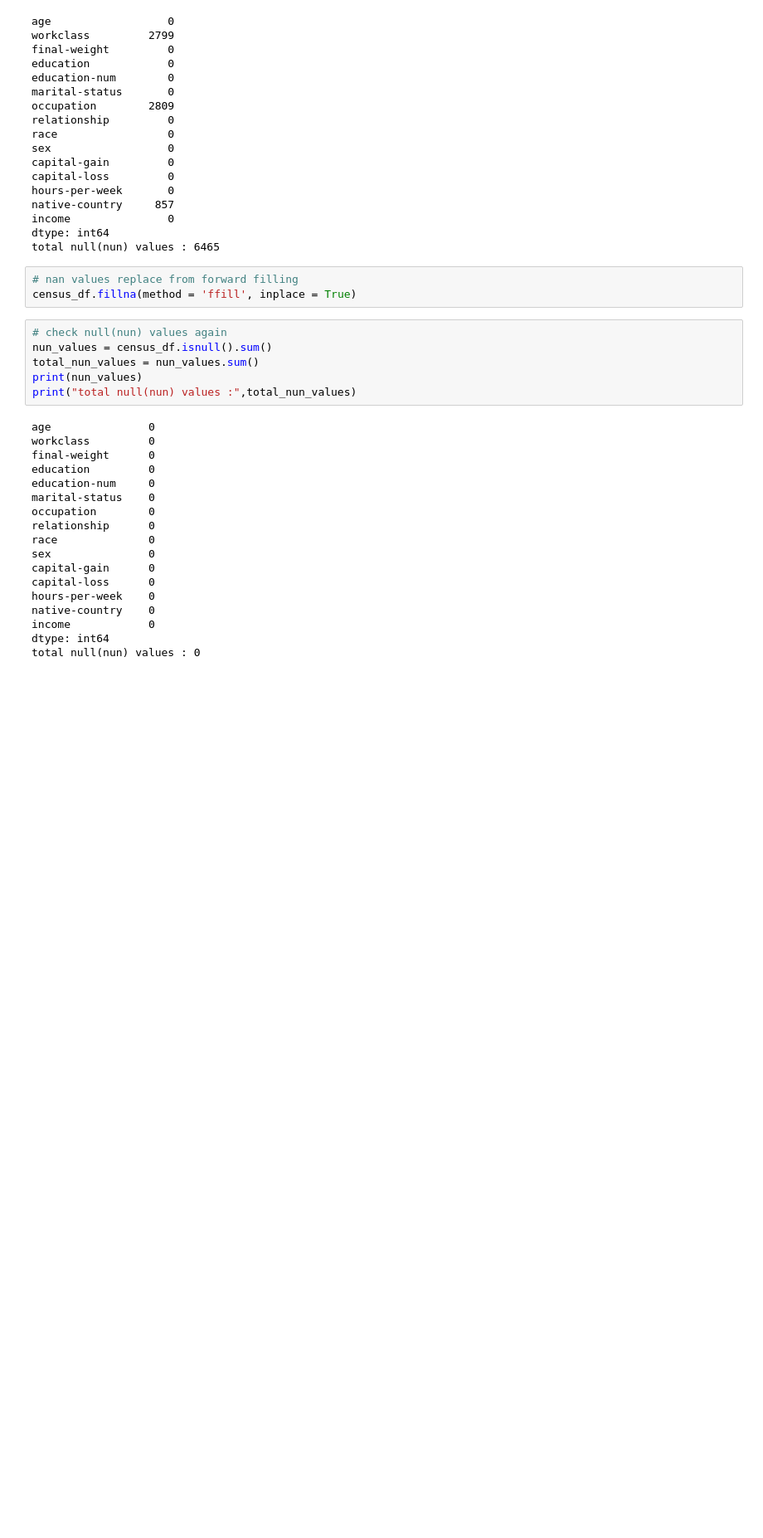
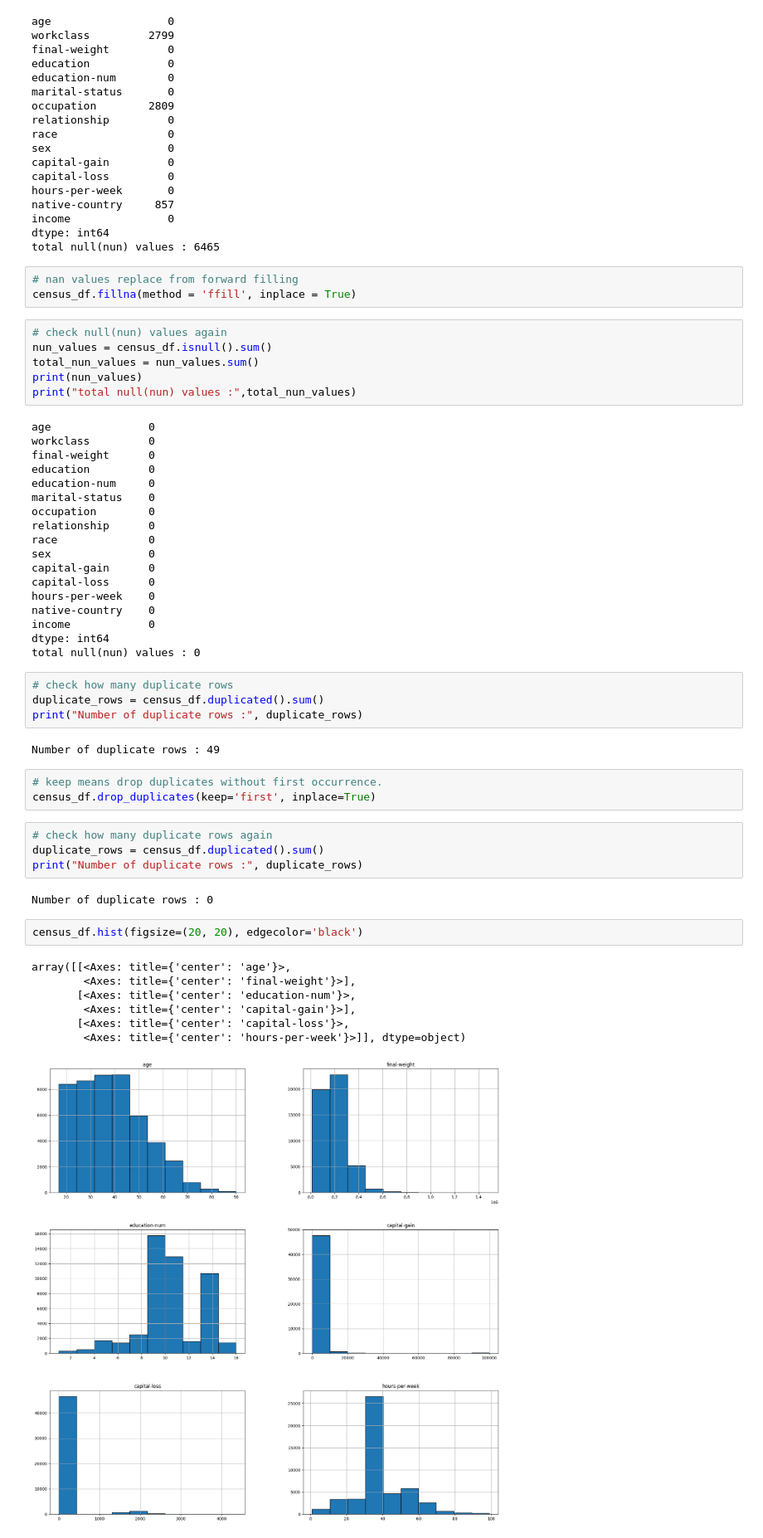
Before and after one commit to nisal2002/Na-ve-Bayes-vs-Random-Forest, a Jupyter notebook: CM2604_CW.ipynb, the cells around one changed output. Shown at 83% size. Saved outputs shown, nothing was run; the diff lists cells and outputs as text; blank space fills up the shorter version.

Commit message:
drawing histograms

```diff
--- a/CM2604_CW.ipynb
+++ b/CM2604_CW.ipynb
@@ -285,3 +285,28 @@ native-country    0
 income            0
 dtype: int64
 total null(nun) values : 0
+# %%
+# check how many duplicate rows
+duplicate_rows = census_df.duplicated().sum()
+print("Number of duplicate rows :", duplicate_rows)
+# %% [output]
+Number of duplicate rows : 49
+# %%
+# keep means drop duplicates without first occurrence.
+census_df.drop_duplicates(keep='first', inplace=True)
+# %%
+# check how many duplicate rows again
+duplicate_rows = census_df.duplicated().sum()
+print("Number of duplicate rows :", duplicate_rows)
+# %% [output]
+Number of duplicate rows : 0
+# %%
+census_df.hist(figsize=(20, 20), edgecolor='black')
+# %% [output]
+array([[<Axes: title={'center': 'age'}>,
+        <Axes: title={'center': 'final-weight'}>],
+       [<Axes: title={'center': 'education-num'}>,
+        <Axes: title={'center': 'capital-gain'}>],
+       [<Axes: title={'center': 'capital-loss'}>,
+        <Axes: title={'center': 'hours-per-week'}>]], dtype=object)
+[figure, added]
```
Also changed, not shown: parts of 5 cells of this notebook.
